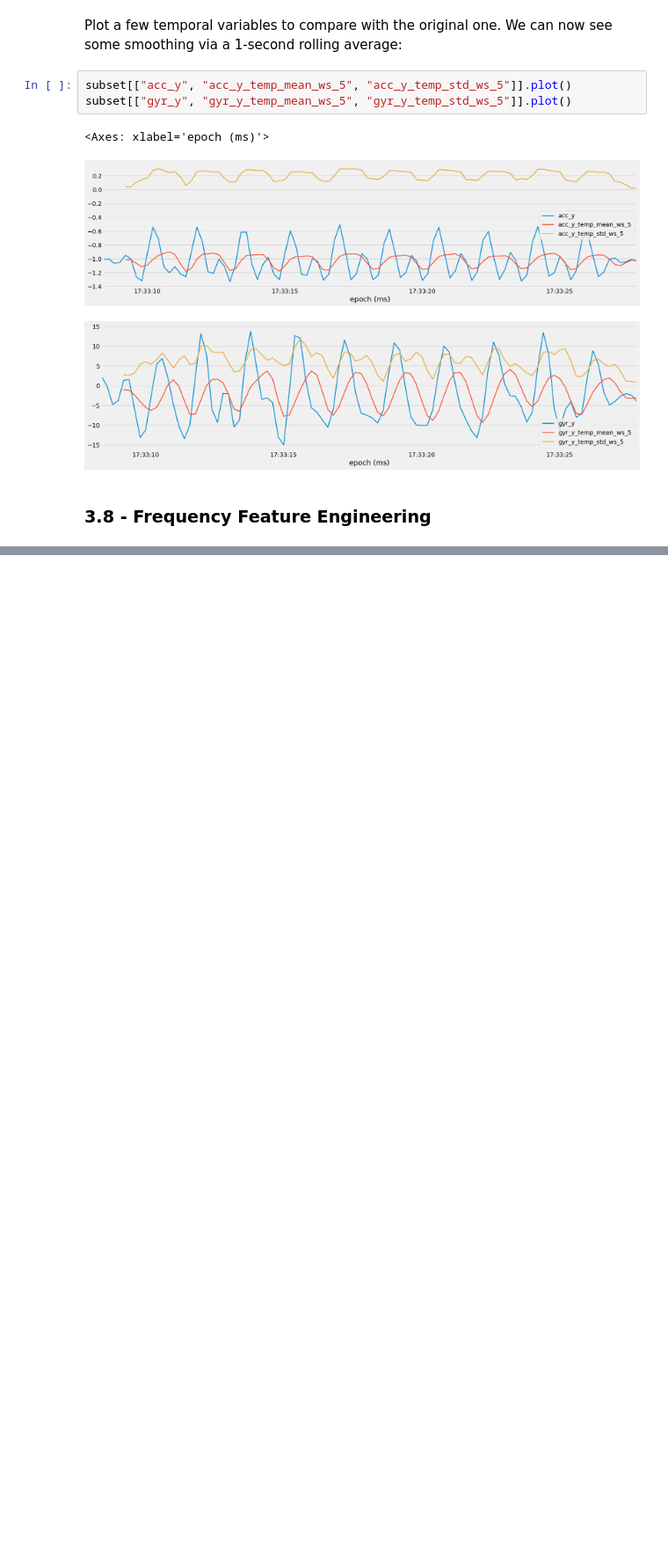
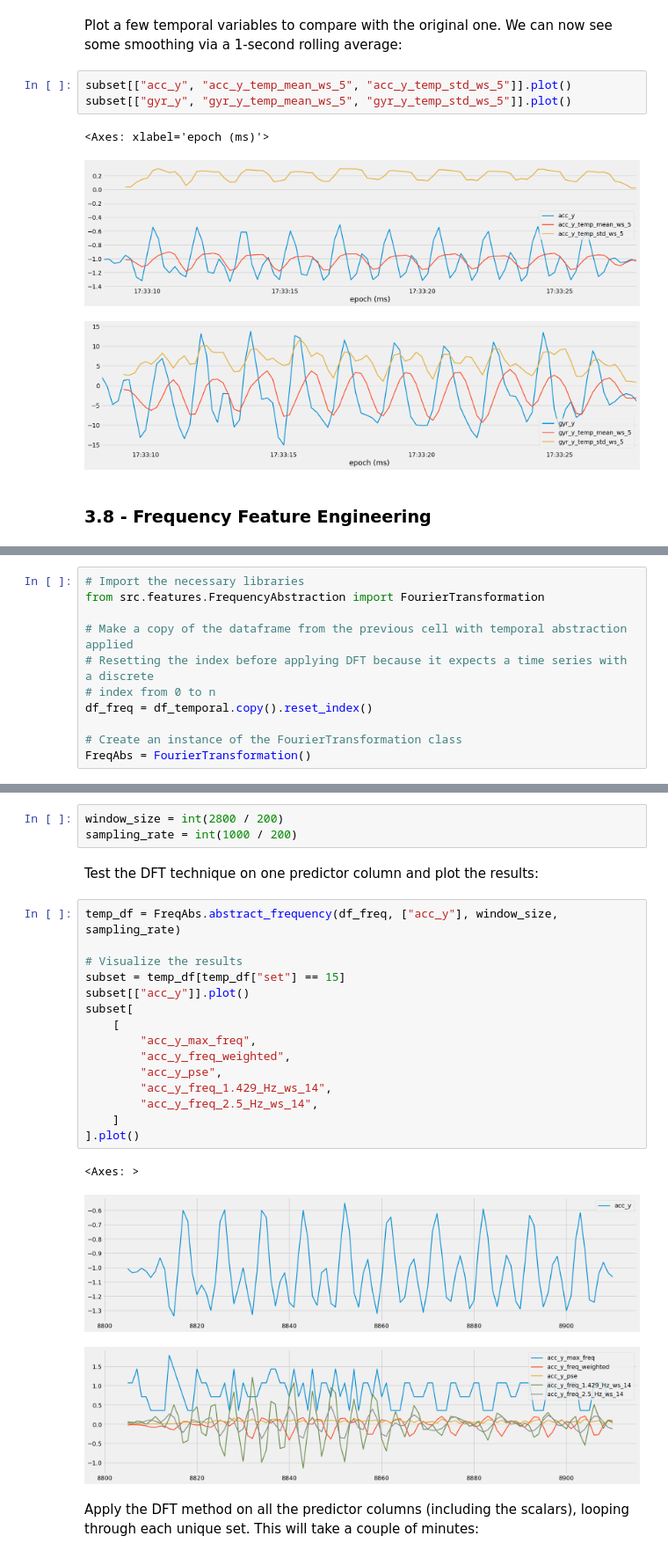
Before and after one commit to nkeblawi/nk-fitness-tracker, a Jupyter notebook: notebooks/nk-fitness-tracker-p3-feature-engineering.ipynb, the cells around one changed output, grey strips where cells are left out. Shown at 88% size. Saved outputs shown, nothing was run; the diff lists cells and outputs as text; blank space fills up the shorter version.

```diff
--- a/notebooks/nk-fitness-tracker-p3-feature-engineering.ipynb
+++ b/notebooks/nk-fitness-tracker-p3-feature-engineering.ipynb
@@ -280,0 +303,11 @@ subset[["gyr_y", "gyr_y_temp_mean_ws_5", "gyr_y_temp_std_ws_5"]].plot()
+# %%
+# Import the necessary libraries
+from src.features.FrequencyAbstraction import FourierTransformation
+
+# Make a copy of the dataframe from the previous cell with temporal abstraction applied
+# Resetting the index before applying DFT because it expects a time series with a discrete
+# index from 0 to n
+df_freq = df_temporal.copy().reset_index()
+
+# Create an instance of the FourierTransformation class
+FreqAbs = FourierTransformation()
@@ -280,0 +320,26 @@ subset[["gyr_y", "gyr_y_temp_mean_ws_5", "gyr_y_temp_std_ws_5"]].plot()
+# %%
+window_size = int(2800 / 200)
+sampling_rate = int(1000 / 200)
+# %% [markdown]
+Test the DFT technique on one predictor column and plot the results:
+# %%
+temp_df = FreqAbs.abstract_frequency(df_freq, ["acc_y"], window_size, sampling_rate)
+
+# Visualize the results
+subset = temp_df[temp_df["set"] == 15]
+subset[["acc_y"]].plot()
+subset[
+    [
+        "acc_y_max_freq",
+        "acc_y_freq_weighted",
+        "acc_y_pse",
+        "acc_y_freq_1.429_Hz_ws_14",
+        "acc_y_freq_2.5_Hz_ws_14",
+    ]
+].plot()
+# %% [output]
+<Axes: >
+[figure, added]
+[figure, added]
+# %% [markdown]
+Apply the DFT method on all the predictor columns (including the scalars), looping through each unique set. This will take a couple of minutes:
```
Also changed, not shown: parts of 29 cells of this notebook, 3 other files.
